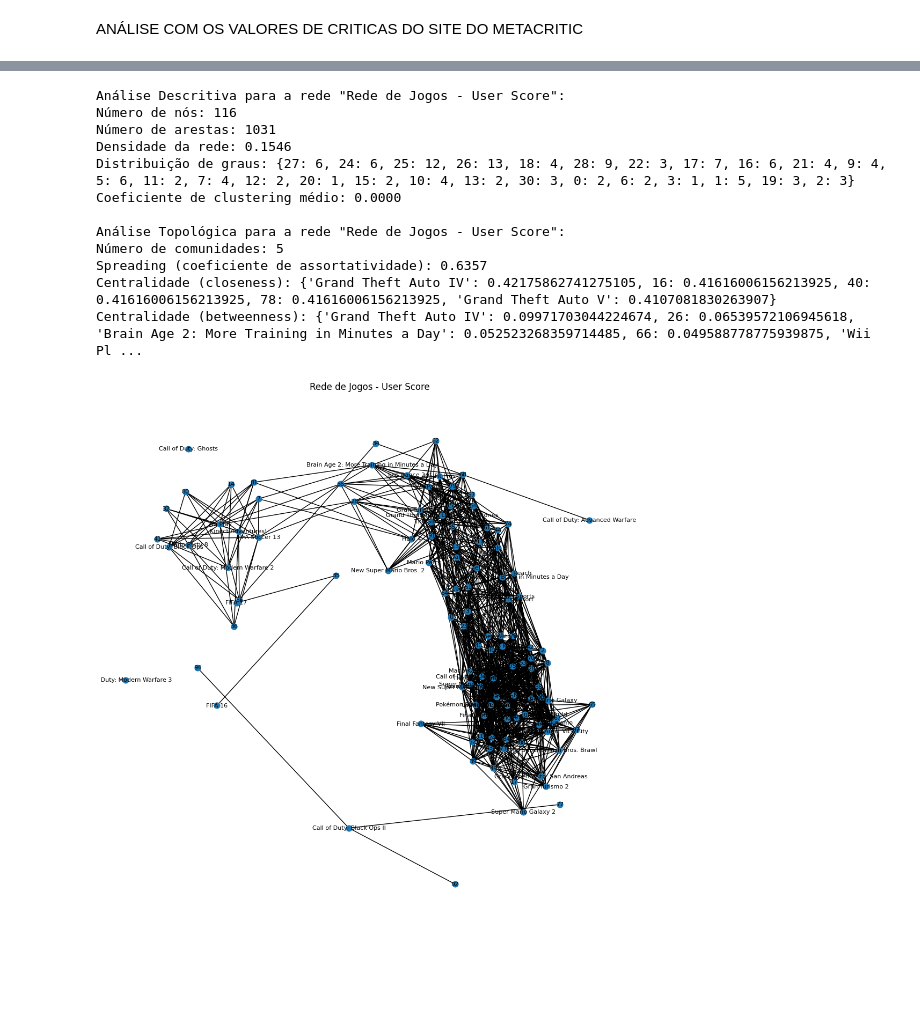
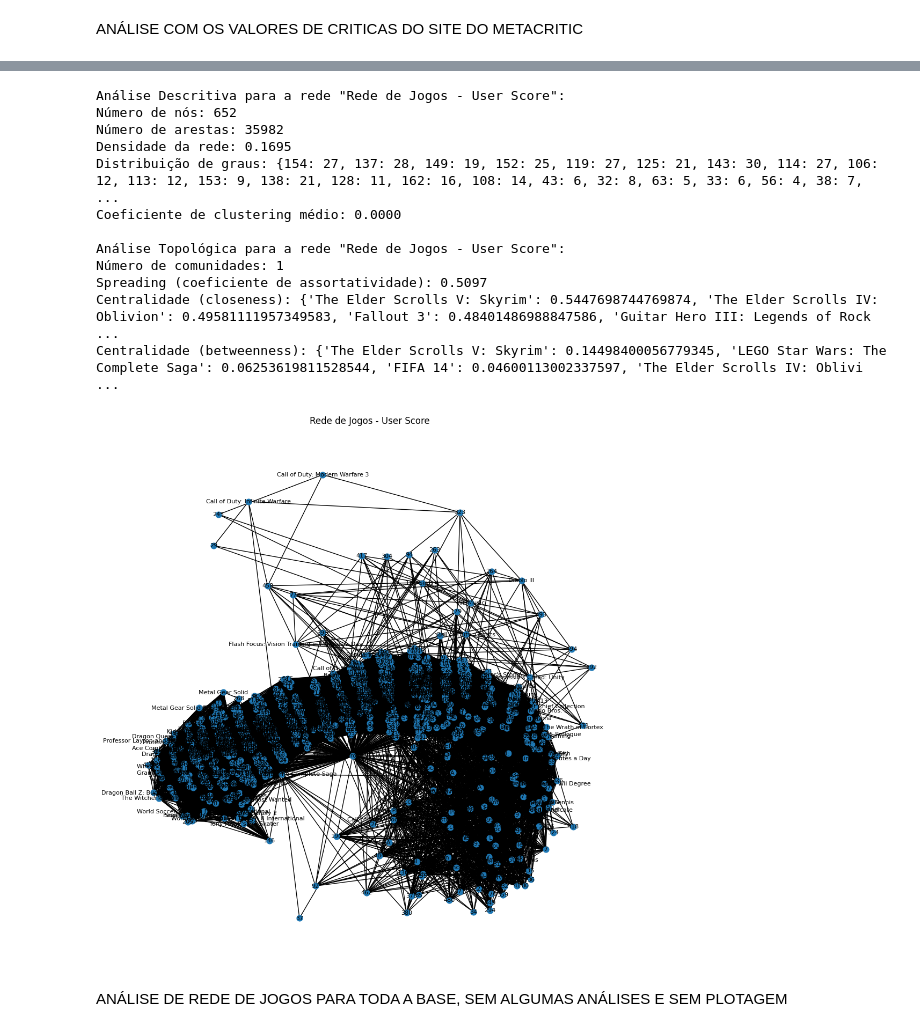
Before and after one commit to PedroMachad02/Redes-Complexas, a Jupyter notebook: Análise de Redes/Final Project/video_game.ipynb, the cells around one changed output, grey strips where cells are left out. Saved outputs shown, nothing was run; the diff lists cells and outputs as text; code cells hidden in the pictures; blank space fills up the shorter version.

```diff
--- a/Análise de Redes/Final Project/video_game.ipynb
+++ b/Análise de Redes/Final Project/video_game.ipynb
@@ -102,7 +102,7 @@ import matplotlib.pyplot as plt
 # Carregar o dataset
 df = pd.read_csv('data_game.csv')
 # Selecionando as 100 primeiras linhas para uma análise
-df = df.head(100)
+df = df.head(500)
 
 # Filtragem e preparação dos dados
 df_genre = df[['Name', 'Genre']].dropna()
@@ -142,11 +142,11 @@ for _, row in df_genre.iterrows():
                 G.add_edge(game, other_row['Name'], genre=genre)
 
 # Desenhar o grafo
-#pos = nx.spring_layout(G, k=0.5, iterations=50)
-#plt.figure(figsize=(10, 10))
-#nx.draw(G, pos, with_labels=False, node_size=60, font_size=8)  # Retirando os names dos nós para melhor visualização
-#plt.title("Genres Network")
-#plt.show()
+pos = nx.spring_layout(G, k=0.5, iterations=50)
+plt.figure(figsize=(10, 10))
+nx.draw(G, pos, with_labels=False, node_size=60, font_size=8)  # Retirando os names dos nós para melhor visualização
+plt.title("Genres Network")
+plt.show()
 
 # Verificando o número de componentes
 number_communities = nx.number_connected_components(G)
@@ -268,7 +324,7 @@ Densidade da rede: 0.2727272727272727
 # Carregar o dataset
 df = pd.read_csv('data_game.csv')
 #Slecionando as 100 primeiras linhas para uma análise
-df = df.head(100)
+df = df.head(500)
 
 # Filtragem e preparação dos dados
 # Mantém apenas as colunas de interesse: Nome e Gênero
@@ -396,10 +465,10 @@ from scipy.stats import pearsonr
 df = pd.read_csv('data_game.csv')
 
 # Selecionando as 100 primeiras linhas para uma análise
-df = df.head(100)
+#df = df.head(100)
 
 # Mantém apenas as colunas de interesse: Vendas Regionais
-df_sales = df[['NA_Sales', 'EU_Sales', 'JP_Sales', 'Other_Sales']].dropna()
+df_sales = df[['NA_Sales', 'EU_Sales', 'JP_Sales', 'Other_Sales', 'Global_Sales']].dropna()
 
 # Calcular e exibir a quantidade total de vendas em cada região
 total_sales = df_sales.sum()
@@ -570,15 +674,20 @@ import pandas as pd
 import networkx as nx
 import matplotlib.pyplot as plt
 from collections import Counter
+import numpy as np
 
 # Carregar o dataset
 df = pd.read_csv('data_game.csv')
 
-# Selecionar as 100 primeiras linhas para uma análise
-df = df.head(100)
+# Selecionar as 500 primeiras linhas para uma análise
+df = df.head(500)
 
 # Filtragem e preparação dos dados
 df_user_score = df[['Name', 'User_Score']].dropna()
+
+# Substituir valores não numéricos por NaN e remover esses valores
+df_user_score['User_Score'] = pd.to_numeric(df_user_score['User_Score'], errors='coerce')
+df_user_score = df_user_score.dropna()
 
 # Função para calcular e imprimir análise descritiva e topológica
 def analyze_network(G, title):
@@ -593,7 +702,7 @@ def analyze_network(G, title):
     print(f'Número de nós: {number_of_nodes}')
     print(f'Número de arestas: {number_of_edges}')
     print(f'Densidade da rede: {density:.4f}')
-    print(f'Distribuição de graus: {degree_distribution}')
+    print(f'Distribuição de graus: {degree_distribution} (OBS: Grau: Quantidade de Nós)')
     print(f'Coeficiente de clustering médio: {clustering_coefficient:.4f}')
 
     # Análise topológica
@@ -618,39 +727,41 @@ def analyze_network(G, title):
 # Função para construir e analisar a rede
 def build_and_analyze_network(df_filtered, title, threshold=0.5):
     # Criar um grafo vazio
     G = nx.Graph()
 
     # Adicionar nós e arestas com base nos User_Scores
     for _, row in df_filtered.iterrows():
         game = row['Name']
 
         # Adicionar o nó para o jogo
         if not G.has_node(game):
             G.add_node(game, score=row['User_Score'])
 
         # Conectar o jogo atual a outros jogos que compartilham um User_Score próximo
         for other_game, other_row in df_filtered.iterrows():
             if game != other_row['Name']:
                 score_diff = abs(float(row['User_Score']) - float(other_row['User_Score']))
                 if score_diff <= threshold:  # Criar aresta apenas se a diferença for menor ou igual ao threshold
                     G.add_edge(game, other_game)
 
     # Analisar a rede
     analyze_network(G, title)
 
 # Criar uma única rede com todos os jogos
 build_and_analyze_network(df_user_score, "Rede de Jogos - User Score")
 # %% [output]
 Análise Descritiva para a rede "Rede de Jogos - User Score":
-Número de nós: 116
-Número de arestas: 1031
-Densidade da rede: 0.1546
-Distribuição de graus: {27: 6, 24: 6, 25: 12, 26: 13, 18: 4, 28: 9, 22: 3, 17: 7, 16: 6, 21: 4, 9: 4, 5: 6, 11: 2, 7: 4, 12: 2, 20: 1, 15: 2, 10: 4, 13: 2, 30: 3, 0: 2, 6: 2, 3: 1, 1: 5, 19: 3, 2: 3}
+Número de nós: 652
+Número de arestas: 35982
+Densidade da rede: 0.1695
+Distribuição de graus: {154: 27, 137: 28, 149: 19, 152: 25, 119: 27, 125: 21, 143: 30, 114: 27, 106: 12, 113: 12, 153: 9, 138: 21, 128: 11, 162: 16, 108: 14, 43: 6, 32: 8, 63: 5, 33: 6, 56: 4, 38: 7,  ...
 Coeficiente de clustering médio: 0.0000
 
 Análise Topológica para a rede "Rede de Jogos - User Score":
-Número de comunidades: 5
-Spreading (coeficiente de assortatividade): 0.6357
-Centralidade (closeness): {'Grand Theft Auto IV': 0.42175862741275105, 16: 0.41616006156213925, 40: 0.41616006156213925, 78: 0.41616006156213925, 'Grand Theft Auto V': 0.4107081830263907}
-Centralidade (betweenness): {'Grand Theft Auto IV': 0.09971703044224674, 26: 0.06539572106945618, 'Brain Age 2: More Training in Minutes a Day': 0.052523268359714485, 66: 0.049588778775939875, 'Wii Pl ...
+Número de comunidades: 1
+Spreading (coeficiente de assortatividade): 0.5097
+Centralidade (closeness): {'The Elder Scrolls V: Skyrim': 0.5447698744769874, 'The Elder Scrolls IV: Oblivion': 0.49581111957349583, 'Fallout 3': 0.48401486988847586, 'Guitar Hero III: Legends of Rock ...
+Centralidade (betweenness): {'The Elder Scrolls V: Skyrim': 0.14498400056779345, 'LEGO Star Wars: The Complete Saga': 0.06253619811528544, 'FIFA 14': 0.04600113002337597, 'The Elder Scrolls IV: Oblivi ...
-[figure, old version]
+[figure, new version]
+# %% [markdown]
+ANÁLISE DE REDE DE JOGOS PARA TODA A BASE, SEM ALGUMAS ANÁLISES E SEM PLOTAGEM
```
Also changed, not shown: parts of 14 cells of this notebook, 2 other files.
